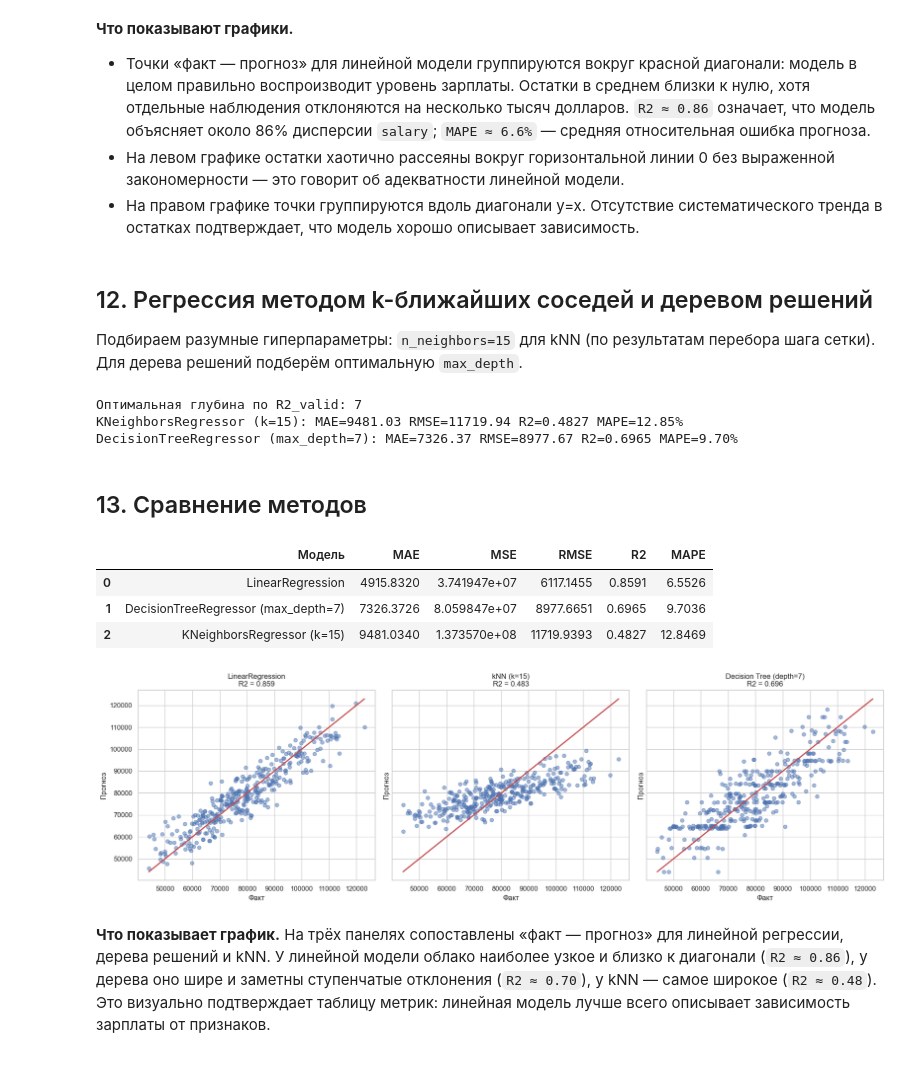
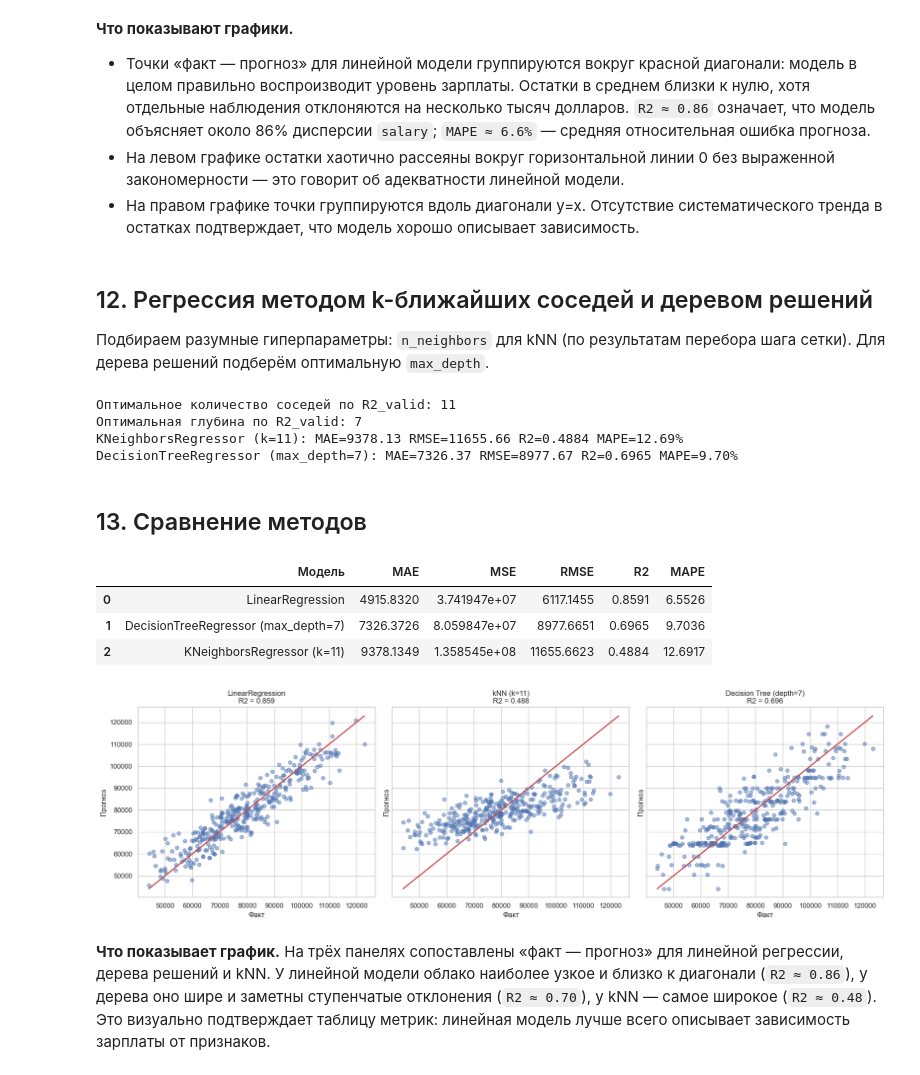
Before and after one commit to DoubleD-99/ida, a Jupyter notebook: ЛР3_Веселов_5.ipynb, the cells around one changed output. Cells and saved outputs as stored; diff of their text form; code cells hidden in the pictures.

```diff
--- a/ЛР3_Веселов_5.ipynb
+++ b/ЛР3_Веселов_5.ipynb
@@ -658,10 +658,44 @@ plt.show()
 # %% [markdown]
 ## 12. Регрессия методом k-ближайших соседей и деревом решений
 
-Подбираем разумные гиперпараметры: `n_neighbors=15` для kNN (по результатам перебора шага сетки). Для дерева решений подберём оптимальную `max_depth`.
+Подбираем разумные гиперпараметры: `n_neighbors` для kNN (по результатам перебора шага сетки). Для дерева решений подберём оптимальную `max_depth`.
 # %%
-knn_res = evaluate(KNeighborsRegressor(n_neighbors=15),
-                   x_train_scaled, y_train, x_valid_scaled, y_valid)
+# Подбор оптимального количества соседей k для KNN
+k_values = [3, 5, 7, 9, 11, 15, 20, 25]
+knn_grid = []
+
+for k in k_values:
+    knn = KNeighborsRegressor(n_neighbors=k)
+    knn.fit(x_train_scaled, y_train)
+
+    pred_tr = knn.predict(x_train_scaled)
+    pred_va = knn.predict(x_valid_scaled)
+
+    knn_grid.append({
+        'k': k,
+        'R2_train': metrics.r2_score(y_train, pred_tr),
+        'R2_valid': metrics.r2_score(y_valid, pred_va),
+        'MAE_train': metrics.mean_absolute_error(y_train, pred_tr),
+        'MAE_valid': metrics.mean_absolute_error(y_valid, pred_va)
+    })
+
+knn_grid_df = pd.DataFrame(knn_grid)
+
+# Выбираем k с наибольшим R² на валидационной выборке
+best_k = int(
+    knn_grid_df.sort_values(
+        by='R2_valid', ascending=False
+    ).iloc[0]['k']
+)
+
+print('Оптимальное количество соседей по R2_valid:', best_k)
+
+# Оцениваем итоговую модель с найденным k
+knn_res = evaluate(
+    KNeighborsRegressor(n_neighbors=best_k),
+    x_train_scaled, y_train,
+    x_valid_scaled, y_valid
+)
 
 # Подбор оптимальной глубины дерева решений
 depths = range(1, 13)
@@ -679,11 +713,12 @@ print('Оптимальная глубина по R2_valid:', best_d)
 tree_res = evaluate(DecisionTreeRegressor(max_depth=best_d, random_state=RANDOM_STATE),
                     x_train_scaled, y_train, x_valid_scaled, y_valid)
 
-print(f"KNeighborsRegressor (k=15): MAE={knn_res['MAE']:.2f} RMSE={knn_res['RMSE']:.2f} R2={knn_res['R2']:.4f} MAPE={knn_res['MAPE']:.2f}%")
+print(f"KNeighborsRegressor (k={best_k}): MAE={knn_res['MAE']:.2f} RMSE={knn_res['RMSE']:.2f} R2={knn_res['R2']:.4f} MAPE={knn_res['MAPE']:.2f}%")
 print(f"DecisionTreeRegressor (max_depth={best_d}): MAE={tree_res['MAE']:.2f} RMSE={tree_res['RMSE']:.2f} R2={tree_res['R2']:.4f} MAPE={tree_res['MAPE']:.2f}%")
 # %% [output]
+Оптимальное количество соседей по R2_valid: 11
 Оптимальная глубина по R2_valid: 7
-KNeighborsRegressor (k=15): MAE=9481.03 RMSE=11719.94 R2=0.4827 MAPE=12.85%
+KNeighborsRegressor (k=11): MAE=9378.13 RMSE=11655.66 R2=0.4884 MAPE=12.69%
 DecisionTreeRegressor (max_depth=7): MAE=7326.37 RMSE=8977.67 R2=0.6965 MAPE=9.70%
 # %% [markdown]
 ## 13. Сравнение методов
@@ -691,7 +726,7 @@ DecisionTreeRegressor (max_depth=7): MAE=7326.37 RMSE=8977.67 R2=0.6965 MAPE=9.7
 comparison = pd.DataFrame({
     'Модель': [
         'LinearRegression',
-        'KNeighborsRegressor (k=15)',
+        'KNeighborsRegressor (k=11)',
         'DecisionTreeRegressor (max_depth=7)',
     ],
     'MAE':  [lin_res['MAE'],  knn_res['MAE'],  tree_res['MAE']],
@@ -705,21 +740,21 @@ comparison.round(4).sort_values(by='R2', ascending=False).reset_index(drop=True)
 |  | Модель | MAE | MSE | RMSE | R2 | MAPE |
 | 0 | LinearRegression | 4915.8320 | 3.741947e+07 | 6117.1455 | 0.8591 | 6.5526 |
 | 1 | DecisionTreeRegressor (max_depth=7) | 7326.3726 | 8.059847e+07 | 8977.6651 | 0.6965 | 9.7036 |
-| 2 | KNeighborsRegressor (k=15) | 9481.0340 | 1.373570e+08 | 11719.9393 | 0.4827 | 12.8469 |
+| 2 | KNeighborsRegressor (k=11) | 9378.1349 | 1.358545e+08 | 11655.6623 | 0.4884 | 12.6917 |
 # %%
 fig, axes = plt.subplots(1, 3, figsize=(18, 5.5), sharey=True)
-models = [('LinearRegression', lin_res), ('kNN (k=15)', knn_res), ('Decision Tree (depth=7)', tree_res)]
+models = [('LinearRegression', lin_res), ('kNN (k=11)', knn_res), ('Decision Tree (depth=7)', tree_res)]
 lims = [y_valid.min(), y_valid.max()]
 for ax, (name, res) in zip(axes, models):
     ax.scatter(y_valid, res['pred'], alpha=0.5)
     ax.plot(lims, lims, 'r', linewidth=2)
     ax.set_xlabel('Факт')
     ax.set_ylabel('Прогноз')
     ax.set_title(f"{name}\nR2 = {res['R2']:.3f}")
 plt.tight_layout()
 plt.show()
 # %% [output]
-[figure, old version]
+[figure, new version]
 # %% [markdown]
 **Что показывает график.** На трёх панелях сопоставлены «факт — прогноз» для линейной регрессии, дерева решений и kNN. У линейной модели облако наиболее узкое и близко к диагонали (`R2 ≈ 0.86`), у дерева оно шире и заметны ступенчатые отклонения (`R2 ≈ 0.70`), у kNN — самое широкое (`R2 ≈ 0.48`). Это визуально подтверждает таблицу метрик: линейная модель лучше всего описывает зависимость зарплаты от признаков.
 # %% [markdown]
```
Also changed, not shown: parts of 1 cell of this notebook.
